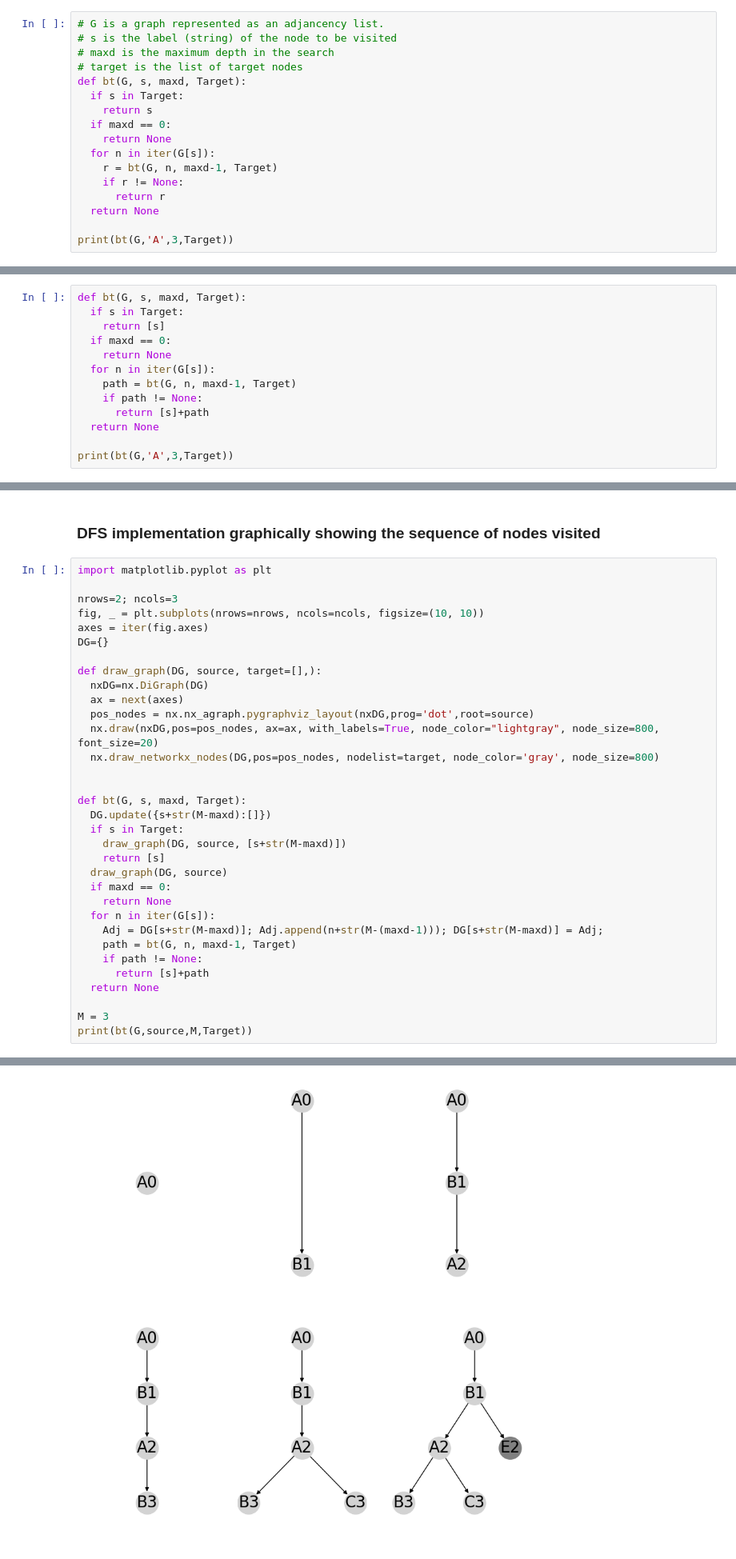
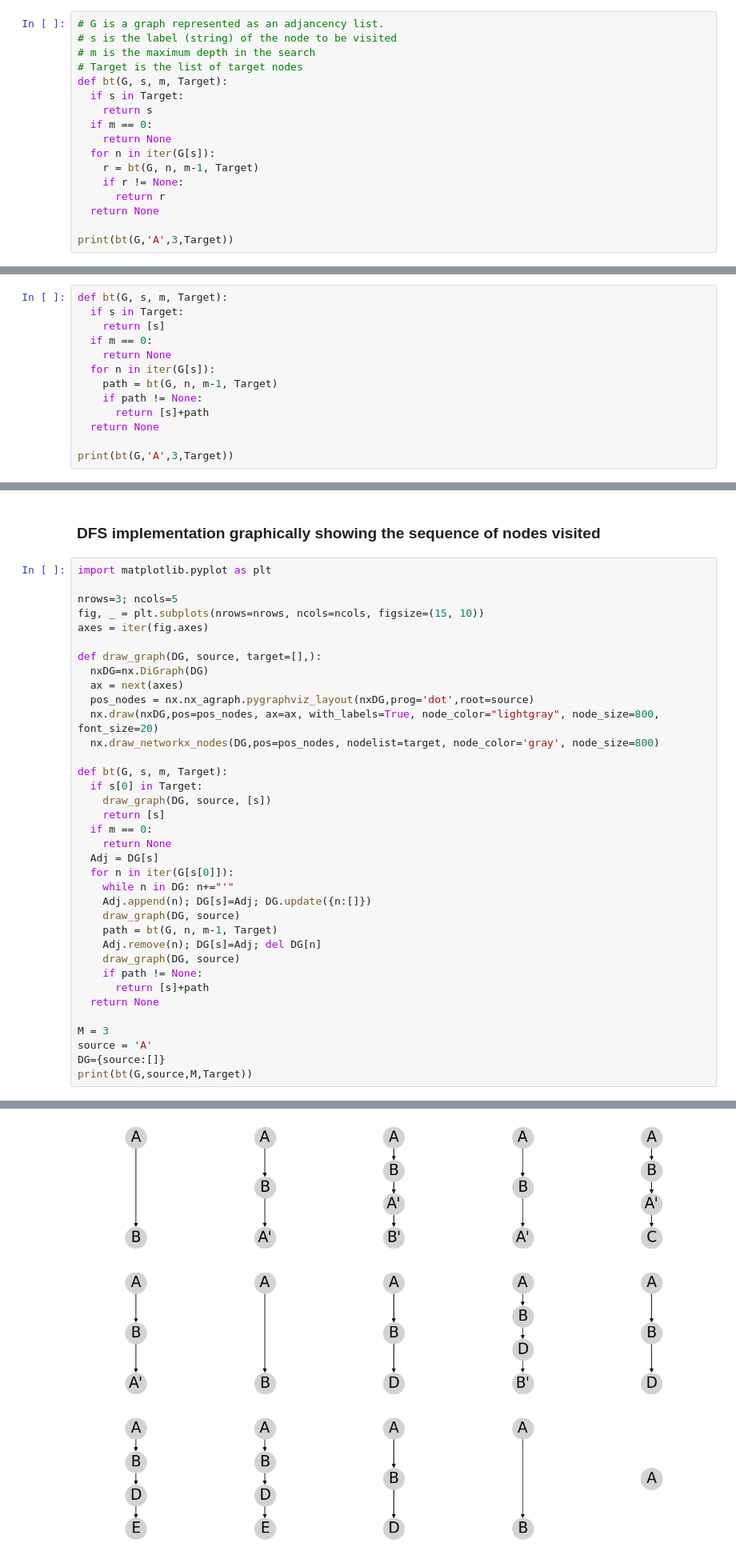
Before and after one commit to jorcisai/SIN, a Jupyter notebook: block1/search/dfs-bt.ipynb, the cells around one changed output, grey strips where cells are left out. Shown at 80% size. Saved outputs shown, nothing was run; the diff lists cells and outputs as text.

Commit message:
Significant improvement of implementations to generalize repeated nodes

```diff
--- a/block1/search/dfs-bt.ipynb
+++ b/block1/search/dfs-bt.ipynb
@@ -32,15 +33,15 @@ BT(G,s,m)
 # %%
 # G is a graph represented as an adjancency list.
 # s is the label (string) of the node to be visited
-# maxd is the maximum depth in the search
-# target is the list of target nodes
-def bt(G, s, maxd, Target):
+# m is the maximum depth in the search
+# Target is the list of target nodes
+def bt(G, s, m, Target):
   if s in Target:
     return s
-  if maxd == 0:
+  if m == 0:
     return None
   for n in iter(G[s]):
-    r = bt(G, n, maxd-1, Target)
+    r = bt(G, n, m-1, Target)
     if r != None:
       return r
   return None
@@ -51,13 +52,13 @@ E
 # %% [markdown]
 ### DFS implementation returning the path to the source node
 # %%
-def bt(G, s, maxd, Target):
+def bt(G, s, m, Target):
   if s in Target:
     return [s]
-  if maxd == 0:
+  if m == 0:
     return None
   for n in iter(G[s]):
-    path = bt(G, n, maxd-1, Target)
+    path = bt(G, n, m-1, Target)
     if path != None:
       return [s]+path
   return None
@@ -70,10 +71,9 @@ print(bt(G,'A',3,Target))
 # %%
 import matplotlib.pyplot as plt
 
-nrows=2; ncols=3
-fig, _ = plt.subplots(nrows=nrows, ncols=ncols, figsize=(10, 10))
+nrows=3; ncols=5
+fig, _ = plt.subplots(nrows=nrows, ncols=ncols, figsize=(15, 10))
 axes = iter(fig.axes)
-DG={}
 
 def draw_graph(DG, source, target=[],):
   nxDG=nx.DiGraph(DG)
@@ -82,22 +82,26 @@ def draw_graph(DG, source, target=[],):
   nx.draw(nxDG,pos=pos_nodes, ax=ax, with_labels=True, node_color="lightgray", node_size=800, font_size=20)
   nx.draw_networkx_nodes(DG,pos=pos_nodes, nodelist=target, node_color='gray', node_size=800)
 
-
-def bt(G, s, maxd, Target):
-  DG.update({s+str(M-maxd):[]})
-  if s in Target:
-    draw_graph(DG, source, [s+str(M-maxd)])
+def bt(G, s, m, Target):
+  if s[0] in Target:
+    draw_graph(DG, source, [s])
     return [s]
-  draw_graph(DG, source)
-  if maxd == 0:
+  if m == 0:
     return None
-  for n in iter(G[s]):
-    Adj = DG[s+str(M-maxd)]; Adj.append(n+str(M-(maxd-1))); DG[s+str(M-maxd)] = Adj;
-    path = bt(G, n, maxd-1, Target)
+  Adj = DG[s]
+  for n in iter(G[s[0]]):
+    while n in DG: n+="'"
+    Adj.append(n); DG[s]=Adj; DG.update({n:[]})
+    draw_graph(DG, source)
+    path = bt(G, n, m-1, Target)
+    Adj.remove(n); DG[s]=Adj; del DG[n]
+    draw_graph(DG, source)
     if path != None:
       return [s]+path
   return None
 
 M = 3
+source = 'A'
+DG={source:[]}
 print(bt(G,source,M,Target))
 # %% [output]
@@ -105,3 +109,3 @@ print(bt(G,source,M,Target))
-[figure, old version]
+[figure, new version]
 # %% [markdown]
 BT is incomplete and suboptimal
```
Also changed, not shown: parts of 5 cells of this notebook, 3 other files.
